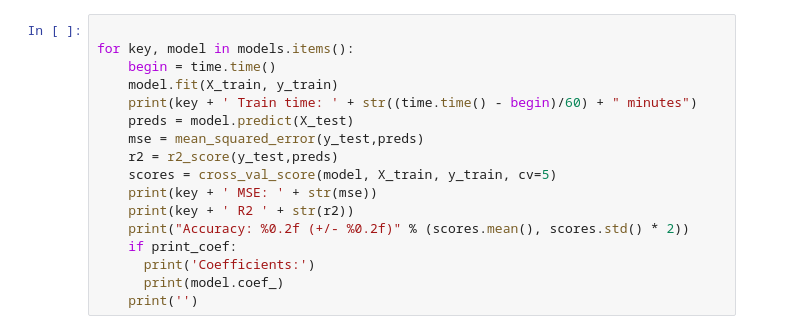
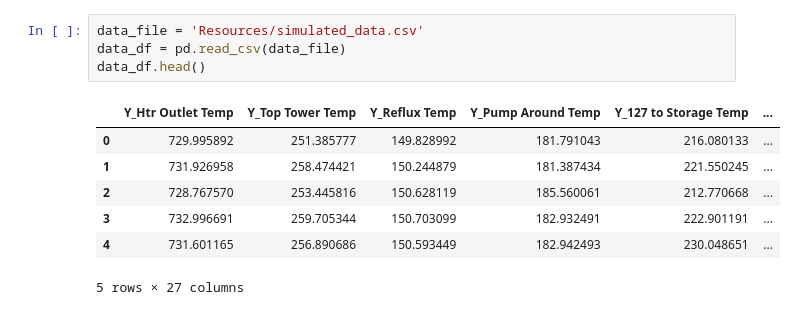
Before and after one commit to JPHebert32/MPO, a Jupyter notebook: Untitled.ipynb, the cells around one changed output. Saved outputs shown, nothing was run; the diff lists cells and outputs as text.

```diff
--- a/Untitled.ipynb
+++ b/Untitled.ipynb
@@ -77,17 +18,12 @@ models = {'LinearRegression': LinearRegression(),
-# %%
-
-for key, model in models.items():
-    begin = time.time()
-    model.fit(X_train, y_train)
-    print(key + ' Train time: ' + str((time.time() - begin)/60) + " minutes")
-    preds = model.predict(X_test)
-    mse = mean_squared_error(y_test,preds)
-    r2 = r2_score(y_test,preds)
-    scores = cross_val_score(model, X_train, y_train, cv=5)
-    print(key + ' MSE: ' + str(mse))
-    print(key + ' R2 ' + str(r2))
-    print("Accuracy: %0.2f (+/- %0.2f)" % (scores.mean(), scores.std() * 2))
-    if print_coef:
-      print('Coefficients:')
-      print(model.coef_)
-    print('')
+# %%
+data_file = 'Resources/simulated_data.csv'
+data_df = pd.read_csv(data_file)
+data_df.head()
+# %% [output]
+|  | Y_Htr Outlet Temp | Y_Top Tower Temp | Y_Reflux Temp | Y_Pump Around Temp | Y_127 to Storage Temp | ... |
+| 0 | 729.995892 | 251.385777 | 149.828992 | 181.791043 | 216.080133 | ... |
+| 1 | 731.926958 | 258.474421 | 150.244879 | 181.387434 | 221.550245 | ... |
+| 2 | 728.767570 | 253.445816 | 150.628119 | 185.560061 | 212.770668 | ... |
+| 3 | 732.996691 | 259.705344 | 150.703099 | 182.932491 | 222.901191 | ... |
+| 4 | 731.601165 | 256.890686 | 150.593449 | 182.942493 | 230.048651 | ... |
+5 rows × 27 columns
```
Also changed, not shown: parts of 8 cells of this notebook, 2 other files.
